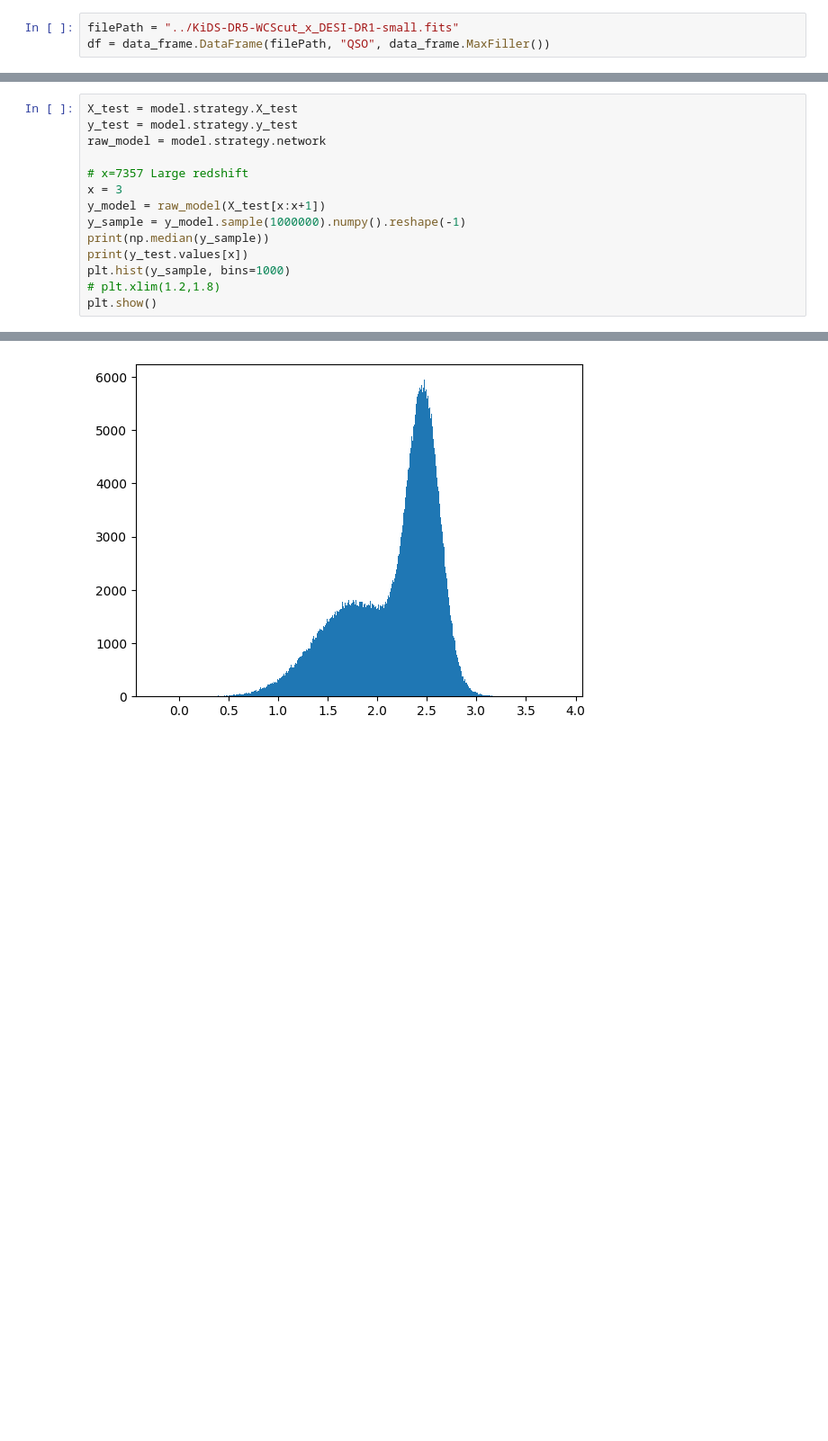
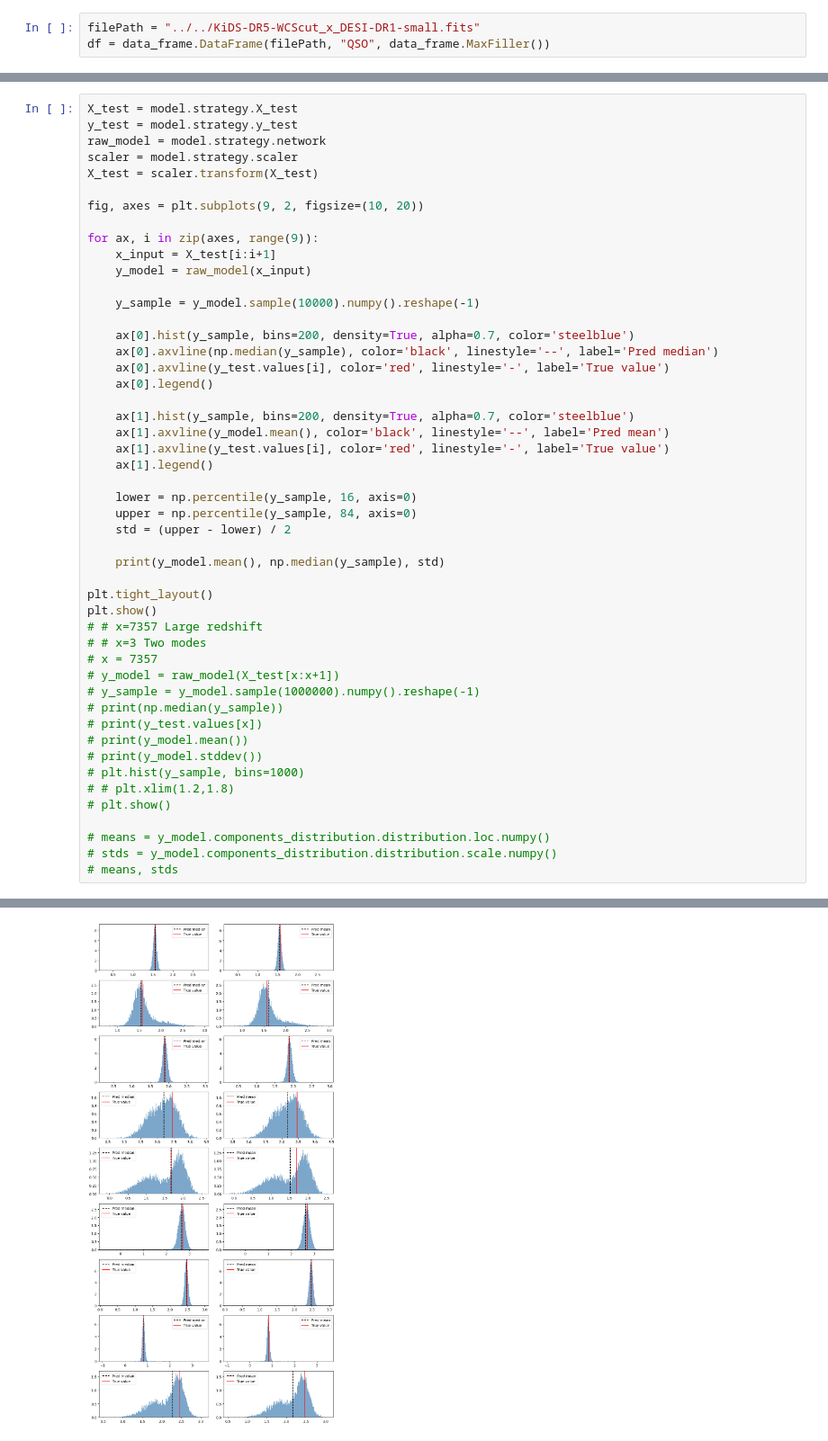
Before and after one commit to kacper-drabicki/redshift, a Jupyter notebook: notebooks/double_gauss_test.ipynb, the cells around one changed output, grey strips where cells are left out. Shown at 90% size. Saved outputs shown, nothing was run; the diff lists cells and outputs as text; blank space fills up the shorter version.

Commit message:
changes to predict_test function

```diff
--- a/notebooks/double_gauss_test.ipynb
+++ b/notebooks/double_gauss_test.ipynb
@@ -6,6 +16,6 @@ import importlib
 import evaluator as ev
 import matplotlib.pyplot as plt
 # %%
-filePath = "../KiDS-DR5-WCScut_x_DESI-DR1-small.fits"
+filePath = "../../KiDS-DR5-WCScut_x_DESI-DR1-small.fits"
 df = data_frame.DataFrame(filePath, "QSO", data_frame.MaxFiller())
 # %%
@@ -35,14 +58,49 @@ evaluator.evaluate_metrics()
 X_test = model.strategy.X_test
 y_test = model.strategy.y_test
 raw_model = model.strategy.network
+scaler = model.strategy.scaler
+X_test = scaler.transform(X_test)
 
-# x=7357 Large redshift
-x = 3
-y_model = raw_model(X_test[x:x+1])
-y_sample = y_model.sample(1000000).numpy().reshape(-1)
-print(np.median(y_sample))
-print(y_test.values[x])
-plt.hist(y_sample, bins=1000)
-# plt.xlim(1.2,1.8)
+fig, axes = plt.subplots(9, 2, figsize=(10, 20))
+
+for ax, i in zip(axes, range(9)):
+    x_input = X_test[i:i+1]
+    y_model = raw_model(x_input)
+
+    y_sample = y_model.sample(10000).numpy().reshape(-1)
+
+    ax[0].hist(y_sample, bins=200, density=True, alpha=0.7, color='steelblue')
+    ax[0].axvline(np.median(y_sample), color='black', linestyle='--', label='Pred median')
+    ax[0].axvline(y_test.values[i], color='red', linestyle='-', label='True value')
+    ax[0].legend()
+
+    ax[1].hist(y_sample, bins=200, density=True, alpha=0.7, color='steelblue')
+    ax[1].axvline(y_model.mean(), color='black', linestyle='--', label='Pred mean')
+    ax[1].axvline(y_test.values[i], color='red', linestyle='-', label='True value')
+    ax[1].legend()
+
+    lower = np.percentile(y_sample, 16, axis=0)
+    upper = np.percentile(y_sample, 84, axis=0)
+    std = (upper - lower) / 2
+
+    print(y_model.mean(), np.median(y_sample), std)
+
+plt.tight_layout()
 plt.show()
+# # x=7357 Large redshift
+# # x=3 Two modes
+# x = 7357
+# y_model = raw_model(X_test[x:x+1])
+# y_sample = y_model.sample(1000000).numpy().reshape(-1)
+# print(np.median(y_sample))
+# print(y_test.values[x])
+# print(y_model.mean())
+# print(y_model.stddev())
+# plt.hist(y_sample, bins=1000)
+# # plt.xlim(1.2,1.8)
+# plt.show()
+
+# means = y_model.components_distribution.distribution.loc.numpy()
+# stds = y_model.components_distribution.distribution.scale.numpy()
+# means, stds
 # %% [output]
@@ -51,2 +116,2 @@ plt.show()
-[figure, old version]
+[figure, new version]
 # %%
```
Also changed, not shown: parts of 13 cells of this notebook, 4 other files.
